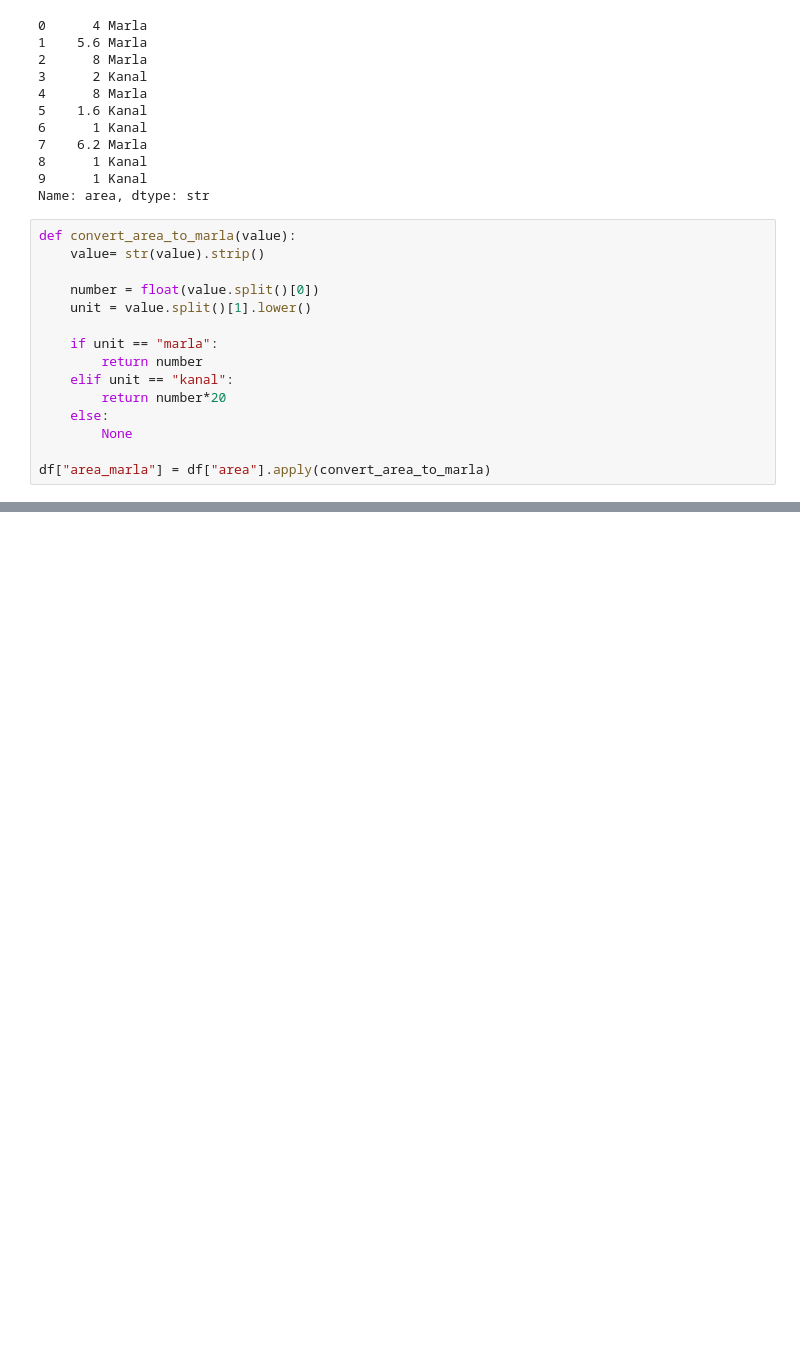
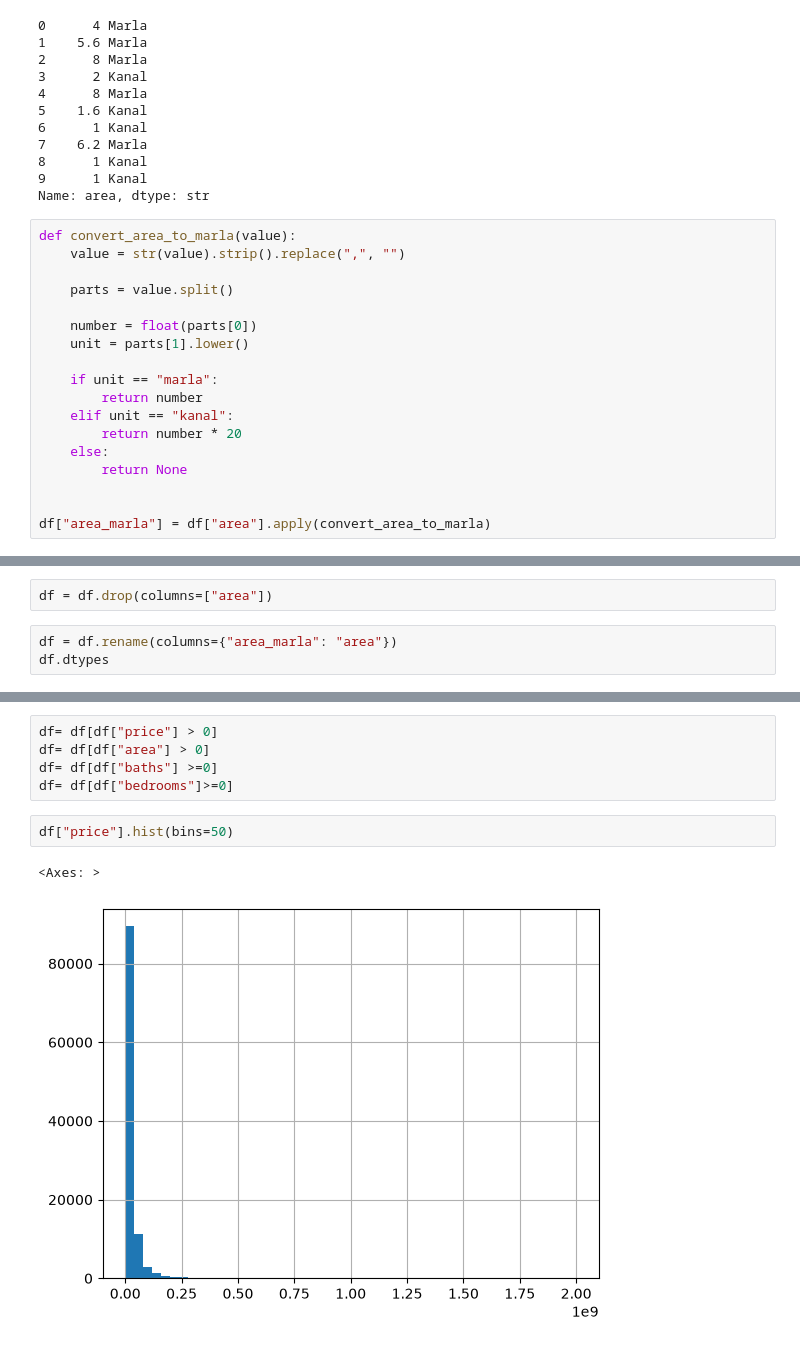
Before and after one commit to Ahmad34-90/Pakistan-House-Price-Predictor, a Jupyter notebook: notebooks/01_data_understanding.ipynb, the cells around one changed output, grey strips where cells are left out. Saved outputs shown, nothing was run; the diff lists cells and outputs as text; blank space fills up the shorter version.

```diff
--- a/notebooks/01_data_understanding.ipynb
+++ b/notebooks/01_data_understanding.ipynb
@@ -173,16 +173,19 @@ df["area"].head(10)
 Name: area, dtype: str
 # %%
 def convert_area_to_marla(value):
-    value= str(value).strip()
+    value = str(value).strip().replace(",", "")
 
-    number = float(value.split()[0])
-    unit = value.split()[1].lower()
+    parts = value.split()
+
+    number = float(parts[0])
+    unit = parts[1].lower()
 
     if unit == "marla":
         return number
     elif unit == "kanal":
-        return number*20
+        return number * 20
     else:
-        None
+        return None
+
 
 df["area_marla"] = df["area"].apply(convert_area_to_marla)
@@ -190,0 +201,5 @@ ValueError: could not convert string to float: '4,450'
+# %%
+df = df.drop(columns=["area"])
+# %%
+df = df.rename(columns={"area_marla": "area"})
+df.dtypes
@@ -190,0 +242,10 @@ ValueError: could not convert string to float: '4,450'
+# %%
+df= df[df["price"] > 0]
+df= df[df["area"] > 0]
+df= df[df["baths"] >=0]
+df= df[df["bedrooms"]>=0]
+# %%
+df["price"].hist(bins=50)
+# %% [output]
+<Axes: >
+[figure, added]
```
Also changed, not shown: parts of 4 cells of this notebook.
